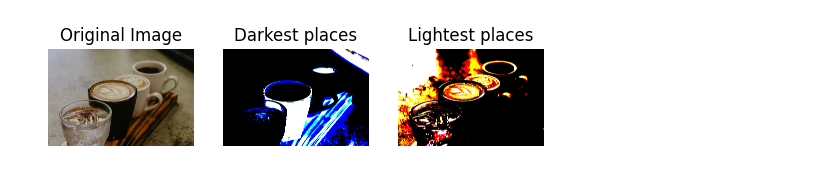
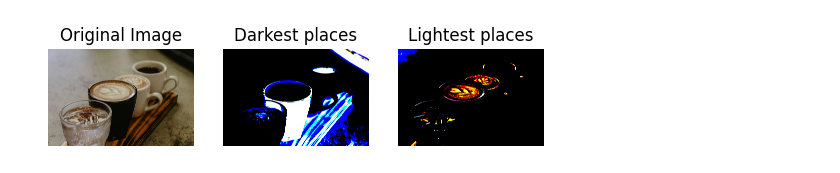
Before and after one commit to miroslav-matejovsky/experiments-with-opencv, a Jupyter notebook: notebook.ipynb, the cells around one changed output. Saved outputs shown, nothing was run; the diff lists cells and outputs as text; code cells hidden in the pictures.

```diff
--- a/notebook.ipynb
+++ b/notebook.ipynb
@@ -3,6 +3,6 @@ import cv2
 import numpy as np
 from matplotlib import pyplot as plt
 
-image = cv2.imread("coffees.jpg")
+original = cv2.imread("coffees.jpg")
 
-image = cv2.cvtColor(image, cv2.COLOR_BGR2RGB)
+image = cv2.cvtColor(original, cv2.COLOR_BGR2RGB)
@@ -15,19 +9,19 @@ plt.show()
 # %%
 # Threshold for darkest places
 _, threshold_dark = cv2.threshold(image, 30, 255, cv2.THRESH_BINARY_INV)
 
 # Threshold for lightest places
-_, threshold_light = cv2.threshold(image, 150, 255, cv2.THRESH_BINARY)
+_, threshold_light = cv2.threshold(image, 180, 255, cv2.THRESH_BINARY)
 
 # Display the original image and the thresholded images
 titles = ['Original Image', 'Darkest places', 'Lightest places']
 images = [image, threshold_dark, threshold_light]
 
 for i in range(3):
     plt.subplot(1, 3, i+1), plt.imshow(images[i], 'gray')
     plt.title(titles[i])
     plt.axis('off')
 
 plt.show()
 # %% [output]
-[figure, old version]
+[figure, new version]
```
Also changed, not shown: parts of 3 cells of this notebook.
